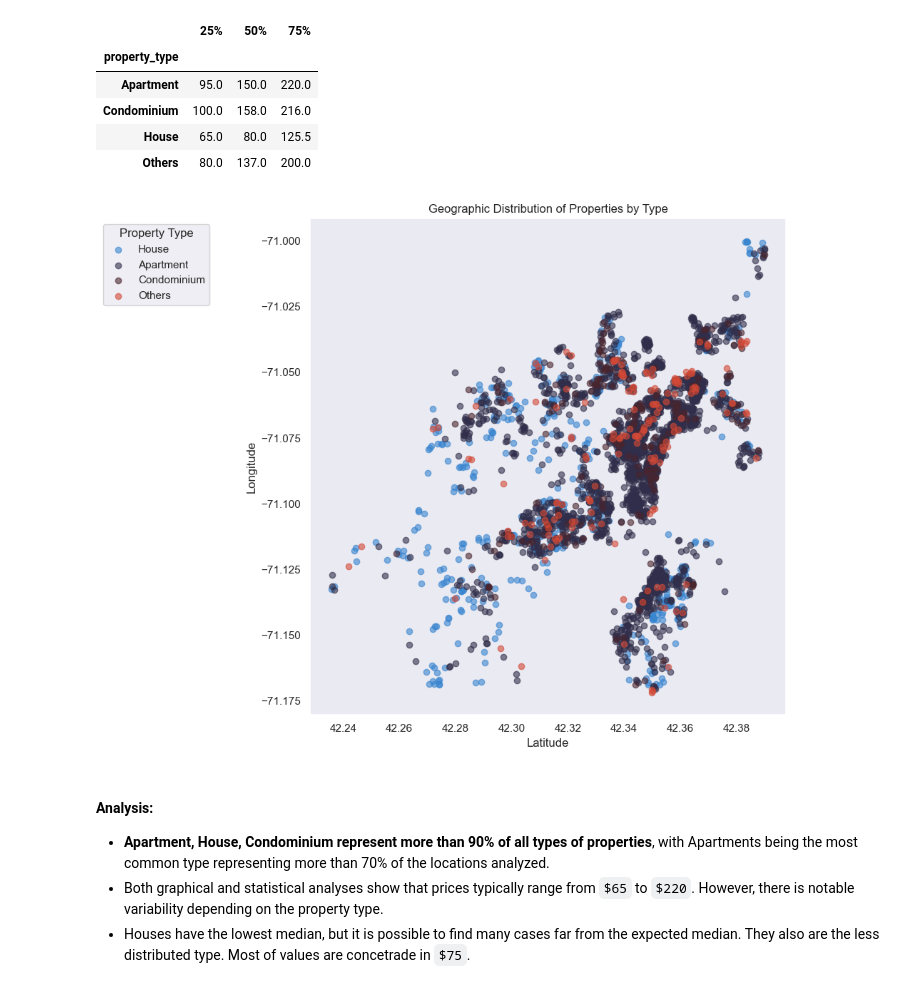
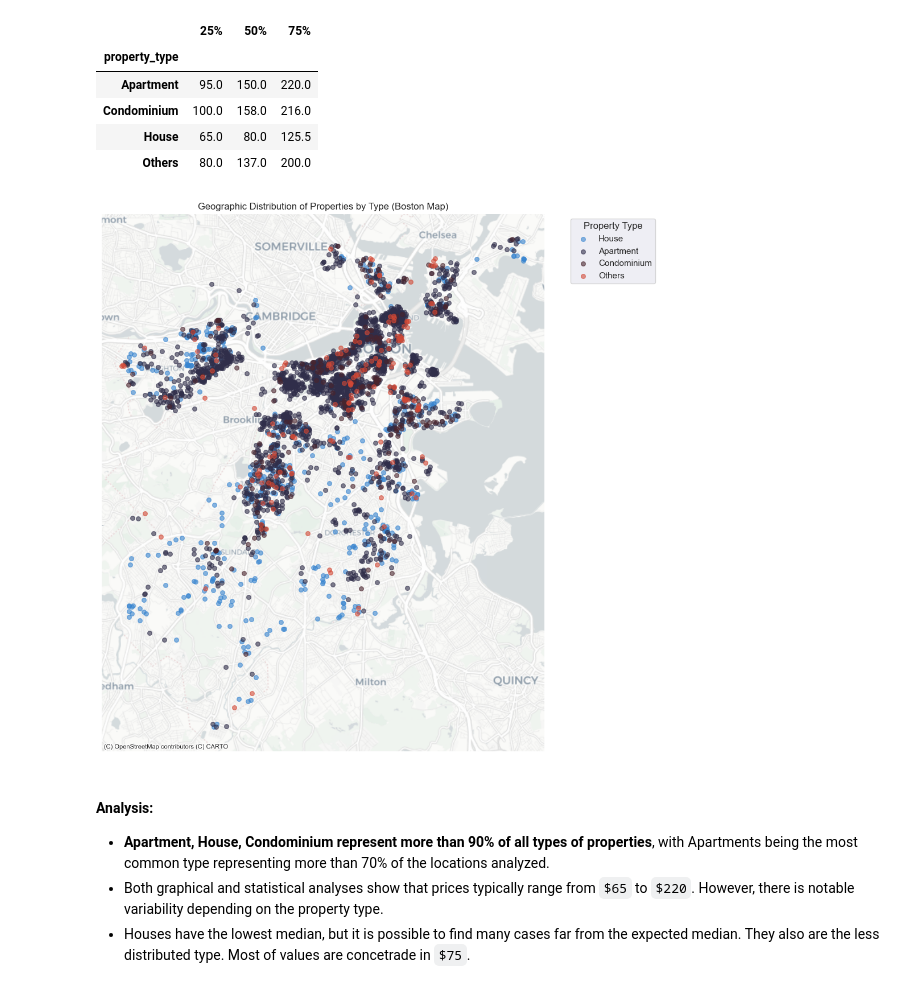
Before and after one commit to danielsbraga/CRISP-DM-Airbnb-Analysis, a Jupyter notebook: AirbnbAnalysis.ipynb, the cells around one changed output. Saved outputs shown, nothing was run; the diff lists cells and outputs as text; code cells hidden in the pictures.

```diff
--- a/AirbnbAnalysis.ipynb
+++ b/AirbnbAnalysis.ipynb
@@ -762,33 +810,32 @@ property_quartiles
 | House | 65.0 | 80.0 | 125.5 |
 | Others | 80.0 | 137.0 | 200.0 |
 # %%
-# Define a color palette for each property type
-palette = sns.color_palette("icefire", len(property_types))
-color_map = {property_type: palette[i] for i, property_type in enumerate(property_types)}
+# Create geometry column from latitude and longitude
+geometry = [Point(xy) for xy in zip(df_no_outliers['longitude'], df_no_outliers['latitude'])]
+gdf = gpd.GeoDataFrame(df_no_outliers, geometry=geometry, crs="EPSG:4326")
 
-# Create a scatter plot
-plt.figure(figsize=(10, 8))
+# Project to Web Mercator for contextily
+gdf = gdf.to_crs(epsg=3857)
+
+fig, ax = plt.subplots(figsize=(12, 10))
+
 for property_type in property_types:
-    subset = df_no_outliers[df_no_outliers['property_type'] == property_type]
-    plt.scatter(subset['latitude'], subset['longitude'], color=color_map[property_type], label=property_type, alpha=0.6)
+    subset = gdf[gdf['property_type'] == property_type]
+    subset.plot(ax=ax, markersize=30, color=color_map[property_type], label=property_type, alpha=0.6)
 
-# Add labels and title
-plt.xlabel('Latitude')
-plt.ylabel('Longitude')
-plt.title('Geographic Distribution of Properties by Type')
+# Add basemap
+ctx.add_basemap(ax, source=ctx.providers.CartoDB.Positron)
 
-# Adjust the legend to avoid overlay
-plt.legend(title='Property Type', bbox_to_anchor=(-0.2, 1), loc='upper right')
-plt.subplots_adjust(left=0.2)  # Adjust the subplot to the right to make space for the legend
+# Set axis off for a cleaner look
+ax.set_axis_off()
 
+plt.title('Geographic Distribution of Properties by Type (Boston Map)')
+plt.legend(title='Property Type', bbox_to_anchor=(1.05, 1), loc='upper left')
 plt.tight_layout()
-
-# if you want to save the figure
-plt.savefig('plots/scatter_plot_by_property_type.png', transparent=False, bbox_inches='tight')
-
+plt.savefig('my-app/public/plots/scatter_map_by_property_type.png', transparent=False, bbox_inches='tight')
 plt.show()
 # %% [output]
-[figure, old version]
+[figure, new version]
 # %% [markdown]
 #### Analysis:
 - **Apartment, House, Condominium represent more than 90% of all types of properties**, with Apartments being the most common type representing more than 70% of the locations analyzed.
```
Also changed, not shown: parts of 16 cells of this notebook, 49 other files.
